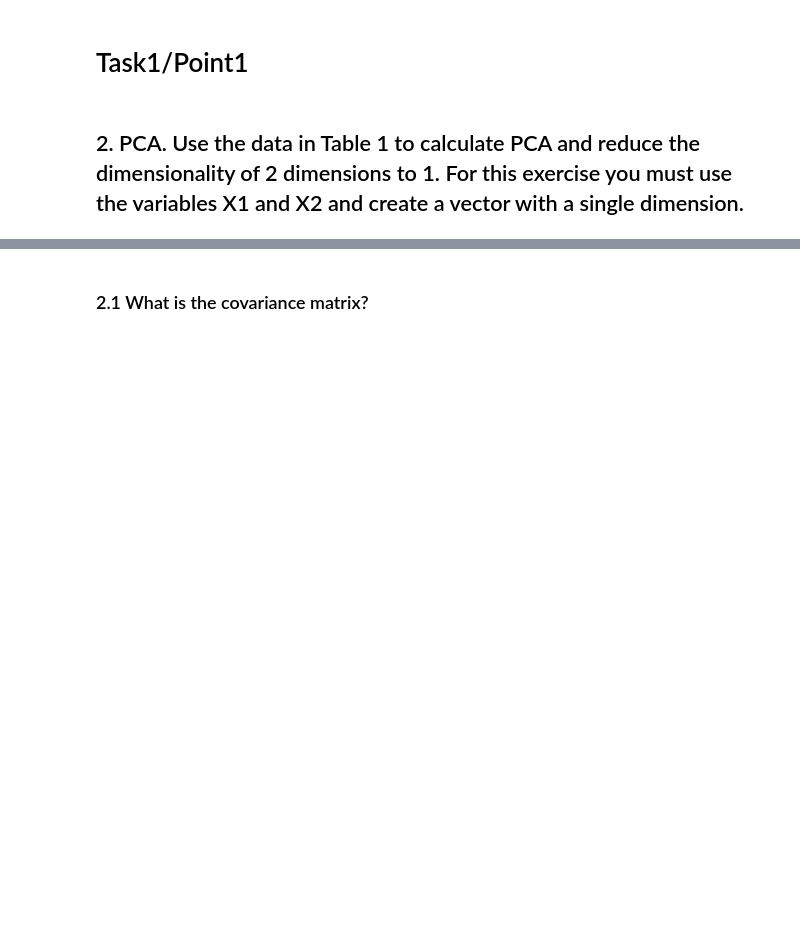
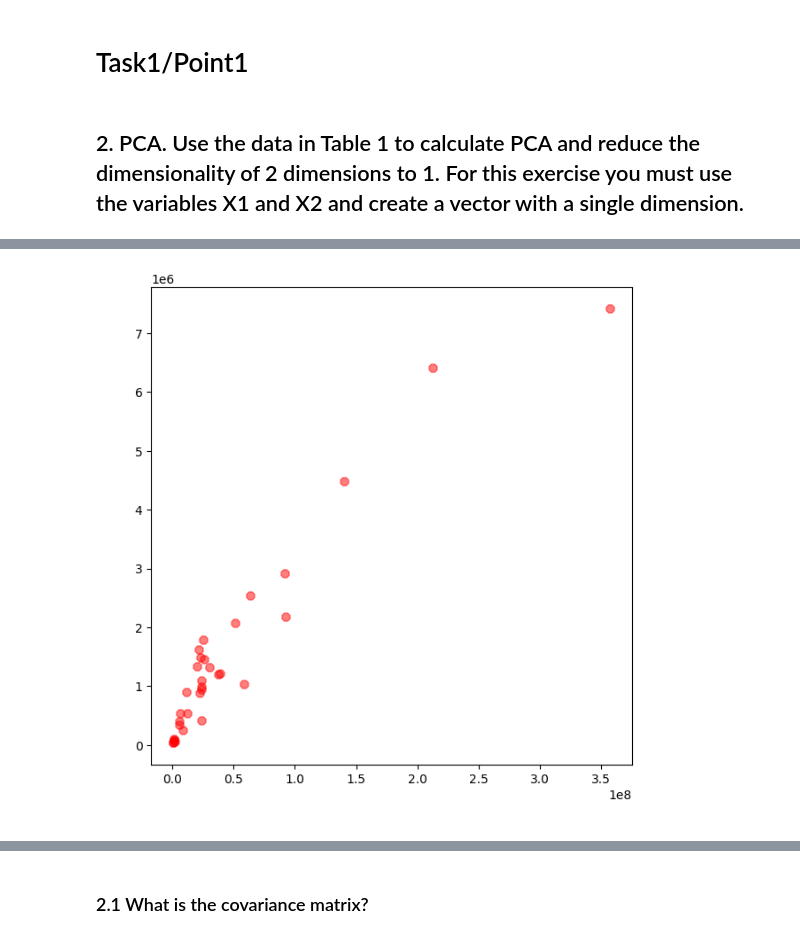
Before and after one commit to edyquintero/Statistics-III-2024-1, a Jupyter notebook: statisticsTasks/task_1/Point 2.ipynb, the cells around one changed output, grey strips where cells are left out. Saved outputs shown, nothing was run; the diff lists cells and outputs as text; code cells hidden in the pictures; blank space fills up the shorter version.

```diff
--- a/statisticsTasks/task_1/Point 2.ipynb
+++ b/statisticsTasks/task_1/Point 2.ipynb
@@ -2,3 +2,10 @@
 # Task1/Point1
 # %% [markdown]
 ## 2. PCA. Use the data in Table 1 to calculate PCA and reduce the dimensionality of 2 dimensions to 1. For this exercise you must use the variables X1 and X2 and create a vector with a single dimension.
+# %%
+import pandas as pd
+import matplotlib.pyplot as plt
+import numpy as np
+
+df = pd.read_csv("data/DEPARTMENTS.csv")
+df
@@ -4,0 +30,11 @@
+# %%
+column1 = df['PIB millions']
+column2 = df['Population']
+
+figura = plt.figure(figsize = (7, 7))
+plt.scatter(column1, column2, marker = "8", s = 50, color = "red", alpha = 0.5)
+plt.xlabel("PIB millions", fontsize = 20, color = "white")
+plt.ylabel("Population", fontsize = 20, color = "white")
+plt.show()
+# %% [output]
+[figure, added]
```
Also changed, not shown: parts of 8 cells of this notebook, 2 other files.
